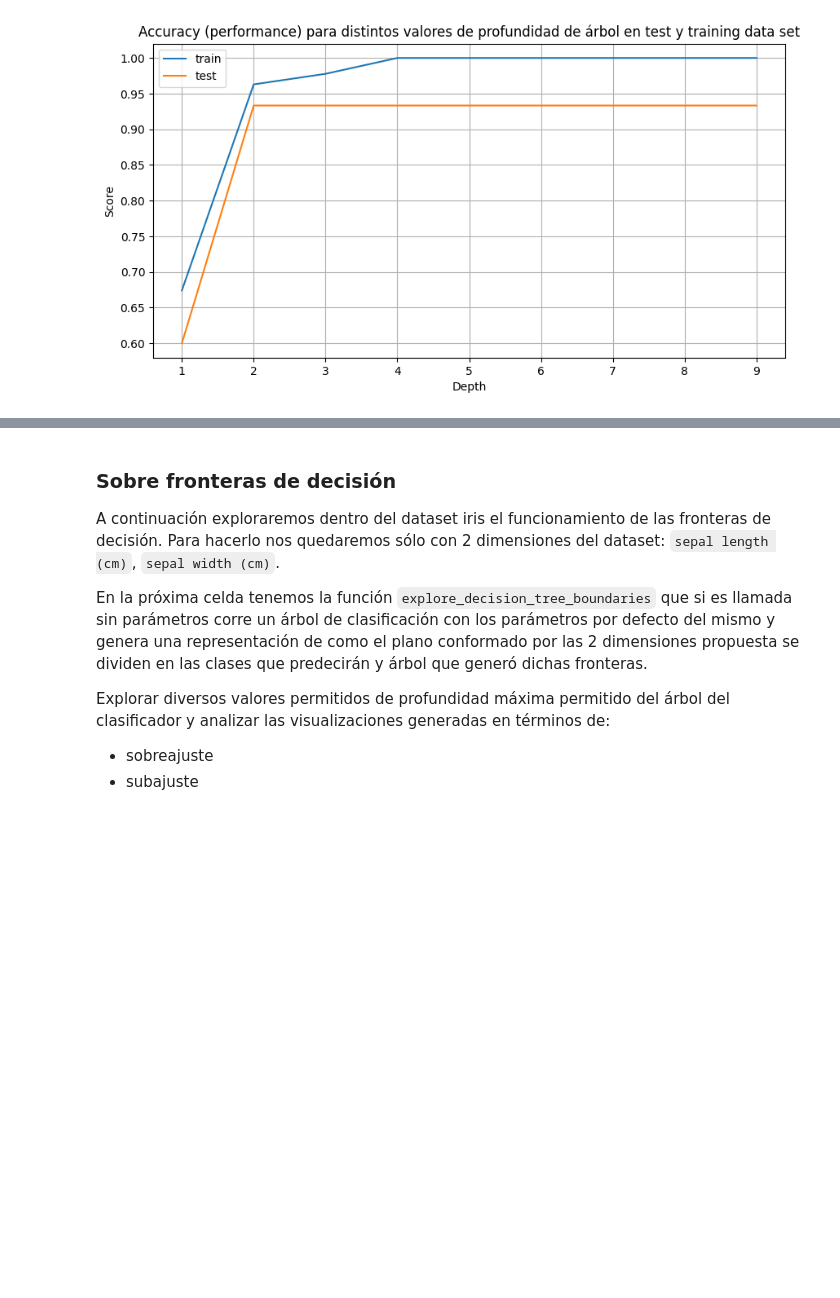
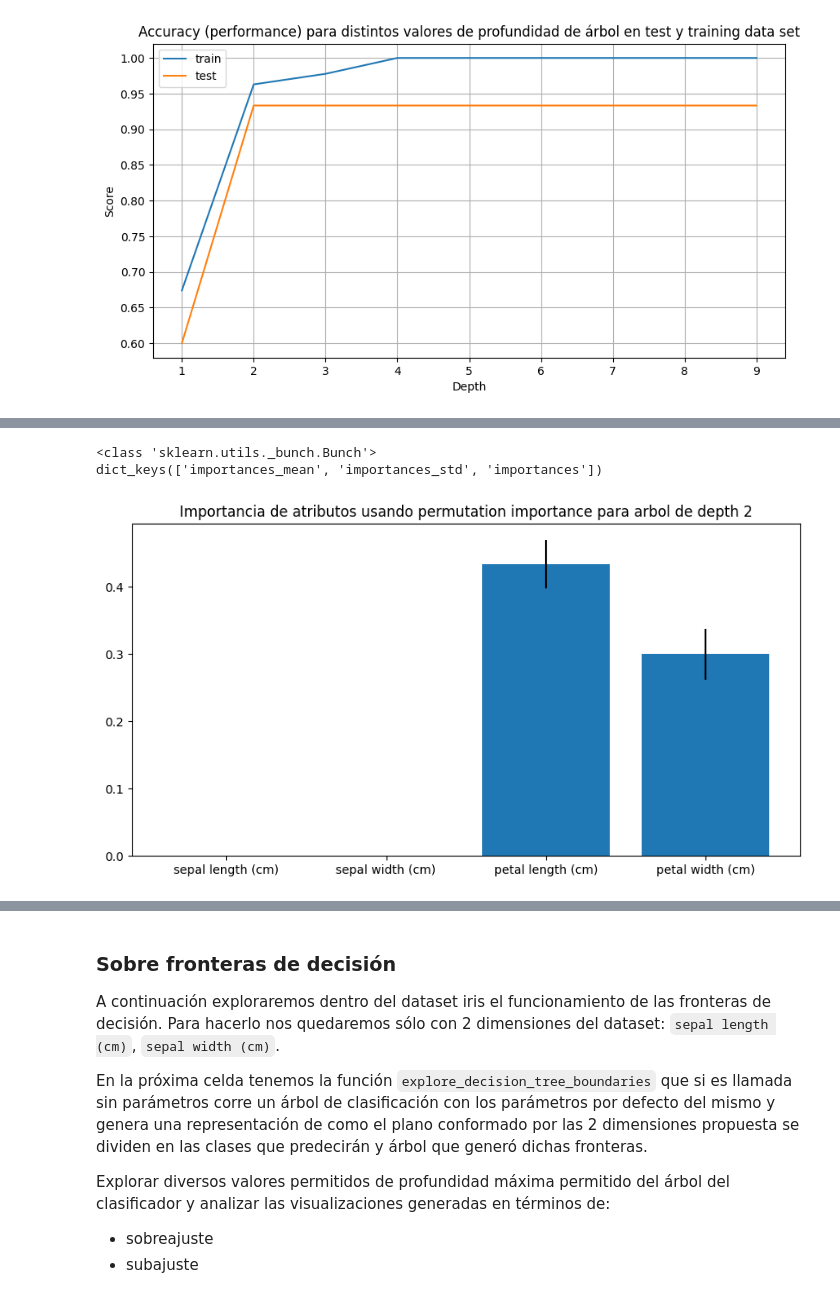
Before and after one commit to tusar-verma/Machine-learning-2c2026, a Jupyter notebook: notebooks/notebook_03_arboles_de_decision_sklearn-published.ipynb, the cells around one changed output, grey strips where cells are left out. Drawn from its saved outputs; the diff is of its cells as text; code cells hidden in the pictures; blank space fills up the shorter version.

```diff
--- a/notebooks/notebook_03_arboles_de_decision_sklearn-published.ipynb
+++ b/notebooks/notebook_03_arboles_de_decision_sklearn-published.ipynb
@@ -379,3 +414,30 @@ plt.show()
+# %%
+### 5
+
+### vamos a evaluar la importancia de atributos con permutation_importance que consiste en permutar los valores de un atributo en los datos
+### de entrenamiento, calcular la performance y ver si disminuye considerablemente. En caso afirmativo, se puede decir que dicho atributo
+### era importante. En cambio, si la performance no se ve muy afectada, podemos decir que para el modelo dicho atributo no es importante.
+
+### usaremos el arbol de depth 2
+
+pi_data = sklearn.inspection.permutation_importance(arbol_depth_2, X_train, y_train, n_repeats=30, random_state=0)
+
+### pi_data es un objeto
+
+print(type(pi_data))
+print(pi_data.keys())
+
+### Tenemos la importancia promedio (en nuestro caso hicimos 30 repeticiones) de cada atributo con sus desviaciones std.
+
+plt.bar(iris_dataset.feature_names, pi_data.importances_mean, yerr=pi_data.importances_std)
+plt.title("Importancia de atributos usando permutation importance para arbol de depth 2")
+plt.show()
+
+### Podemos ver que coincide con el grafico de gini importance.
+# %% [output]
+<class 'sklearn.utils._bunch.Bunch'>
+dict_keys(['importances_mean', 'importances_std', 'importances'])
+[figure, added]
 # %%
 # !pip3 install pydotplus
 # También instalar Graphviz. (en ubuntu: sudo apt-get install graphviz)
```
Also changed, not shown: parts of 7 cells of this notebook.
